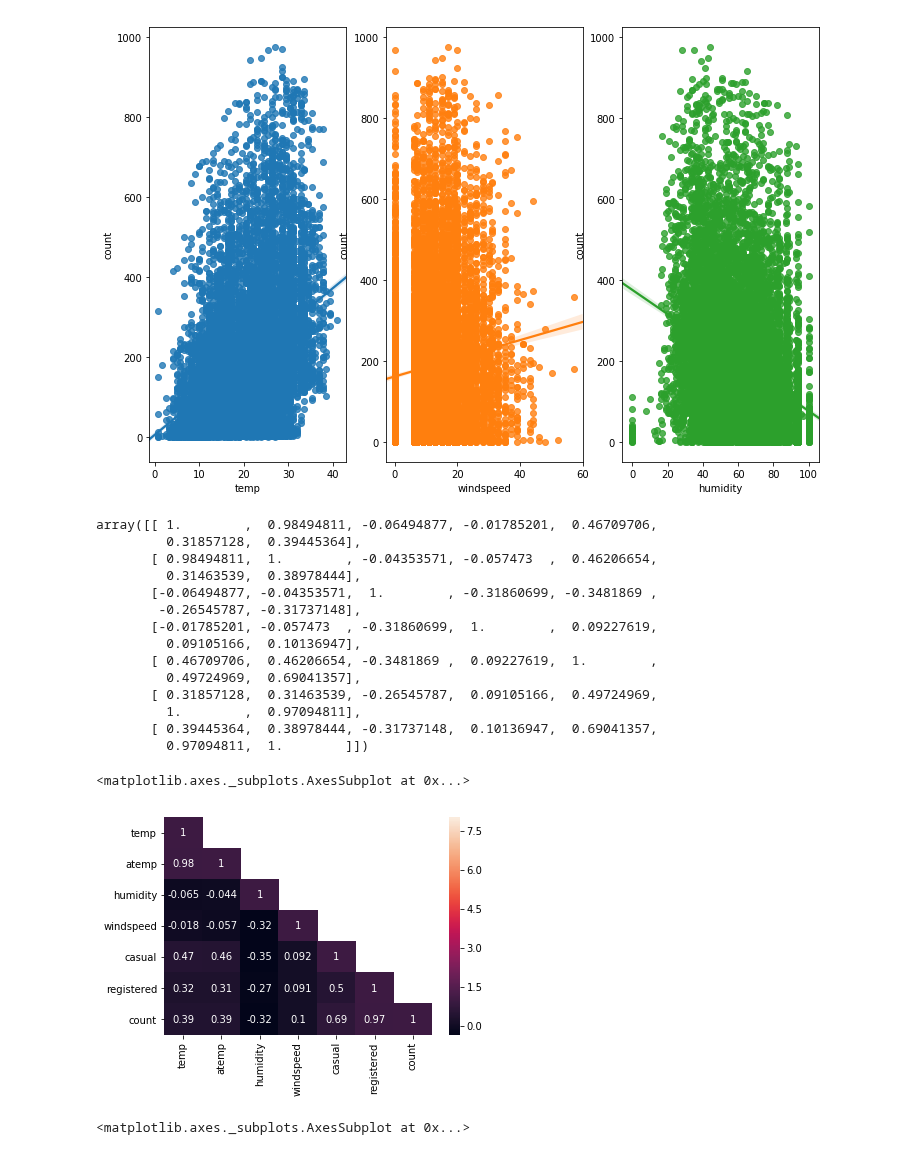
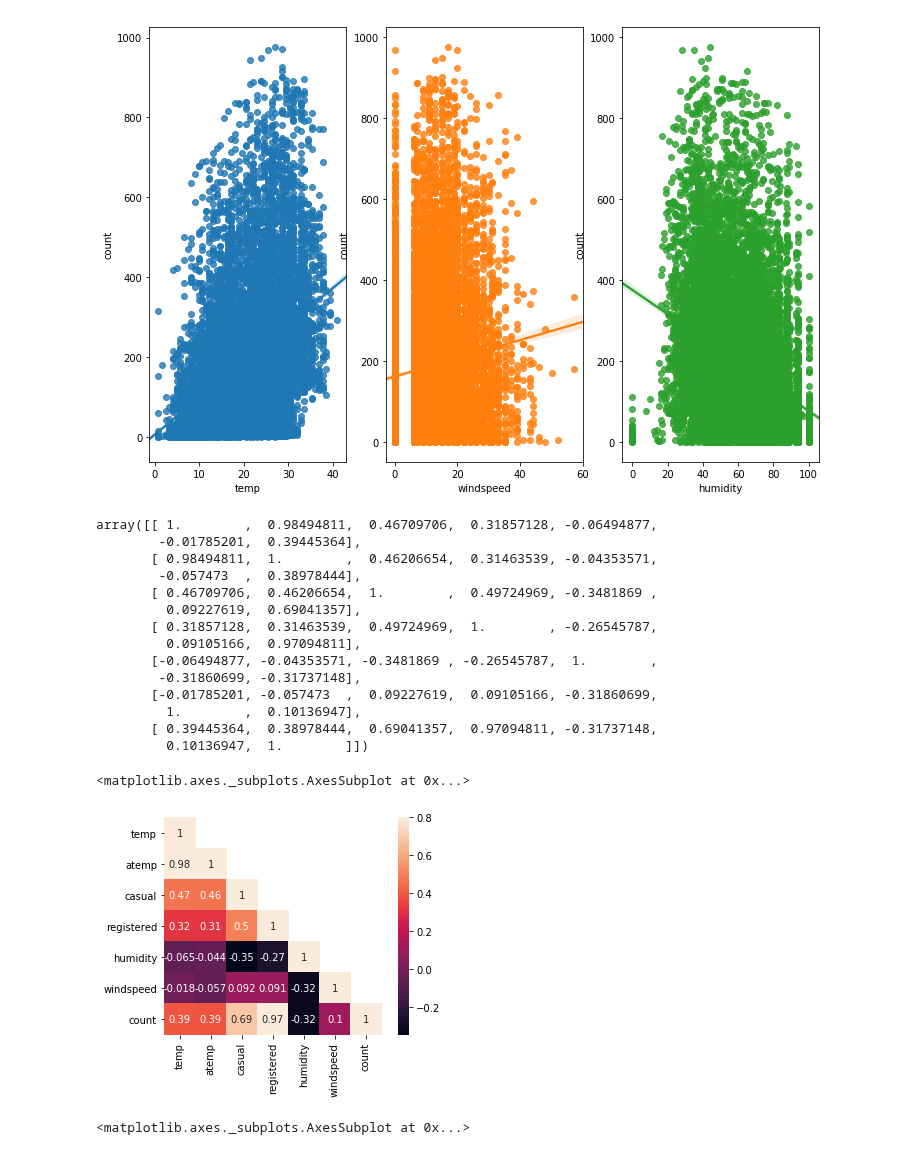
Before and after one commit to gtpgg1013/AI_docs, a Jupyter notebook: part4-ML/MLpy/Day15_0722_lecture.ipynb, the cells around one changed output. Saved outputs shown, nothing was run; the diff lists cells and outputs as text; code cells hidden in the pictures.

```diff
--- a/part4-ML/MLpy/Day15_0722_lecture.ipynb
+++ b/part4-ML/MLpy/Day15_0722_lecture.ipynb
@@ -146,0 +164,12 @@ corrMat = train[['temp','atemp','humidity','windspeed','casual','registered','co
+# %%
+# heatmap을 그려봅시다
+train.columns
+corrMatt=train[['temp','atemp','casual',
+       'registered','humidity', 'windspeed','count']]
+corrMatt=corrMatt.corr()
+
+mask=np.array(corrMatt)
+#mask
+mask[np.tril_indices_from(mask)]=False
+sns.heatmap(corrMatt, mask=mask,square=True,
+            annot=True, vmax=.8)
@@ -176,30 +206,30 @@ sns.regplot(x='humidity',y='count',data=train, ax=axes[2])
 # 아니 풍속이랑 영향이 있을줄 알았는데 왜 없는것처럼 상관게수 나옴??
 # 그래프 찍어보니 0이 엄청 많다!! (데이터에 문제가 있나?)
 # 습도는 100퍼 있을수도
-mask = np.array(corrMat)
+mask = np.array(corrMatt)
 mask # 상관계수 np배열
 # %% [output]
-array([[ 1.        ,  0.98494811, -0.06494877, -0.01785201,  0.46709706,
-         0.31857128,  0.39445364],
-       [ 0.98494811,  1.        , -0.04353571, -0.057473  ,  0.46206654,
-         0.31463539,  0.38978444],
-       [-0.06494877, -0.04353571,  1.        , -0.31860699, -0.3481869 ,
-        -0.26545787, -0.31737148],
-       [-0.01785201, -0.057473  , -0.31860699,  1.        ,  0.09227619,
-         0.09105166,  0.10136947],
-       [ 0.46709706,  0.46206654, -0.3481869 ,  0.09227619,  1.        ,
-         0.49724969,  0.69041357],
-       [ 0.31857128,  0.31463539, -0.26545787,  0.09105166,  0.49724969,
-         1.        ,  0.97094811],
-       [ 0.39445364,  0.38978444, -0.31737148,  0.10136947,  0.69041357,
-         0.97094811,  1.        ]])
+array([[ 1.        ,  0.98494811,  0.46709706,  0.31857128, -0.06494877,
+        -0.01785201,  0.39445364],
+       [ 0.98494811,  1.        ,  0.46206654,  0.31463539, -0.04353571,
+        -0.057473  ,  0.38978444],
+       [ 0.46709706,  0.46206654,  1.        ,  0.49724969, -0.3481869 ,
+         0.09227619,  0.69041357],
+       [ 0.31857128,  0.31463539,  0.49724969,  1.        , -0.26545787,
+         0.09105166,  0.97094811],
+       [-0.06494877, -0.04353571, -0.3481869 , -0.26545787,  1.        ,
+        -0.31860699, -0.31737148],
+       [-0.01785201, -0.057473  ,  0.09227619,  0.09105166, -0.31860699,
+         1.        ,  0.10136947],
+       [ 0.39445364,  0.38978444,  0.69041357,  0.97094811, -0.31737148,
+         0.10136947,  1.        ]])
 # %%
 mask[np.tril_indices_from(mask)]=False # 그냥 한쪽만 나오게 해주는 상수처럼 쓰는 옵션
 # %%
-sns.heatmap(corrMat, mask=mask, annot=True, vmax=8)
+sns.heatmap(corrMatt, mask=mask, annot=True, vmax=.8, square=True)
 # %% [output]
 <matplotlib.axes._subplots.AxesSubplot at 0x...>
-[figure, old version]
+[figure, new version]
 # %%
 def cym(dtime):
     return "{0}-{1}".format(dtime.year,dtime.month)
```
Also changed, not shown: parts of 26 cells of this notebook, 15 other files.
